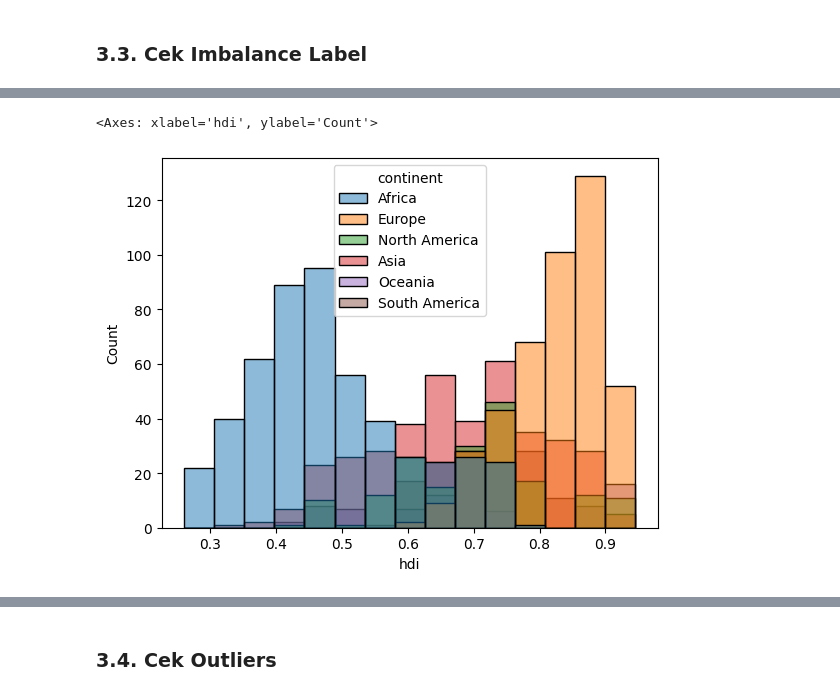
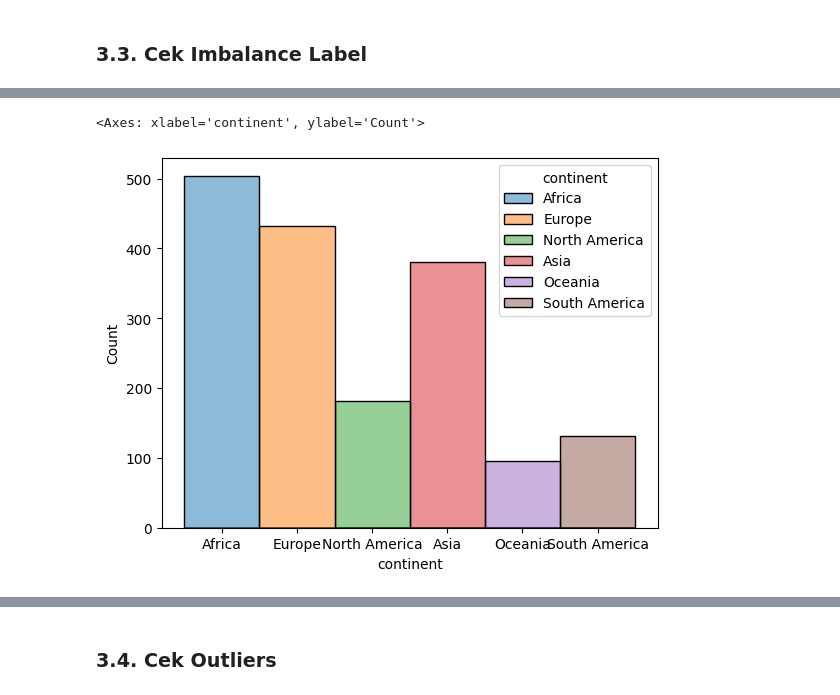
Before and after one commit to elfarahma/ml_process, a Jupyter notebook: eda.ipynb, the cells around one changed output, grey strips where cells are left out. Cells and saved outputs as stored; diff of their text form; code cells hidden in the pictures.

```diff
--- a/eda.ipynb
+++ b/eda.ipynb
@@ -274,5 +317,5 @@ Name: continent, dtype: int64
 # %%
-sns.histplot(data = dataset, x = "hdi", hue = "continent")
+sns.histplot(data = dataset, x = "continent", hue = "continent")
 # %% [output]
-<Axes: xlabel='hdi', ylabel='Count'>
+<Axes: xlabel='continent', ylabel='Count'>
-[figure, old version]
+[figure, new version]
```
Also changed, not shown: parts of 23 cells of this notebook, 8 other files.
